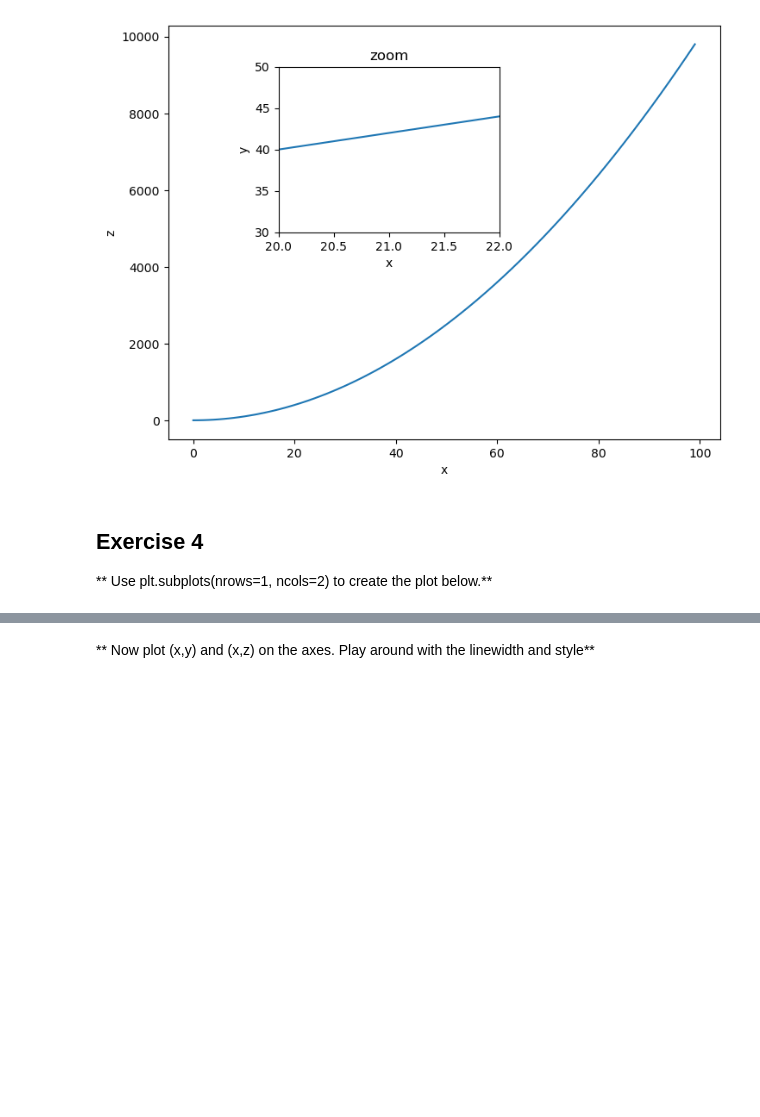
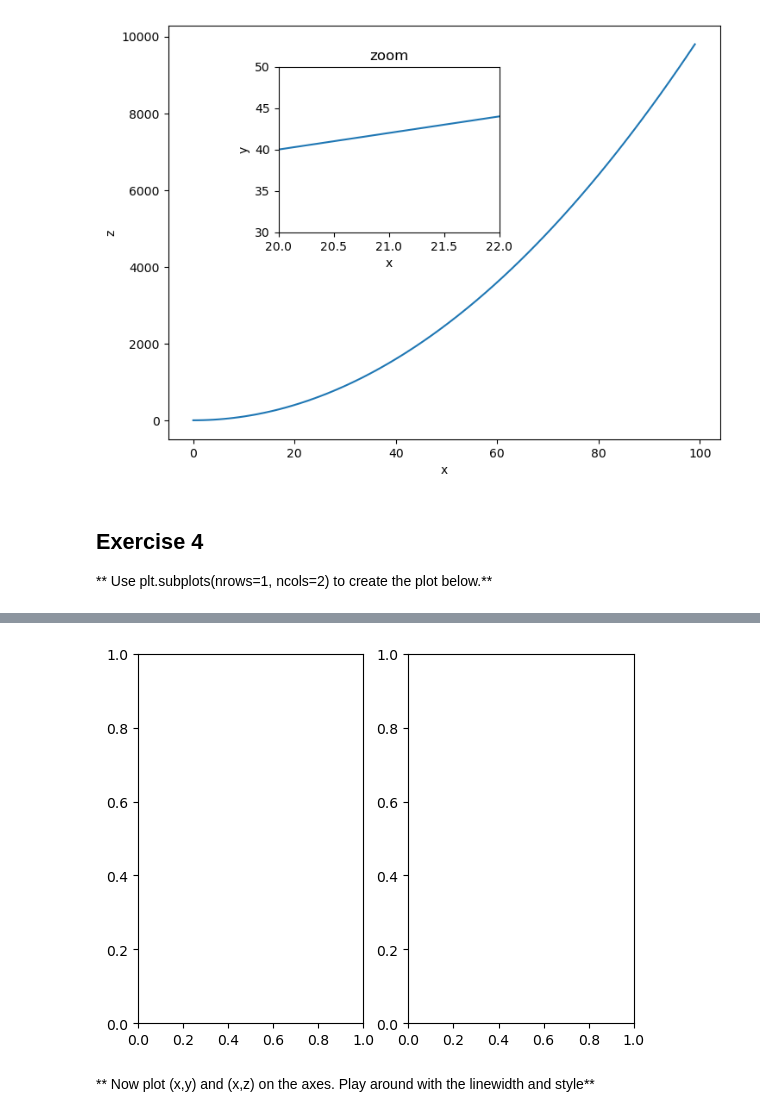
Before and after one commit to JoseArnel/code, a Jupyter notebook: DataScience&MachineLearning/05-Data-Visualization-with-Matplotlib/02-Matplotlib Exercises.ipynb, the cells around one changed output, grey strips where cells are left out. Cells and saved outputs as stored; diff of their text form; code cells hidden in the pictures; blank space fills up the shorter version.

```diff
--- a/DataScience&MachineLearning/05-Data-Visualization-with-Matplotlib/02-Matplotlib Exercises.ipynb
+++ b/DataScience&MachineLearning/05-Data-Visualization-with-Matplotlib/02-Matplotlib Exercises.ipynb
@@ -111,2 +108,6 @@ fig
+# %%
+fig, axes = plt.subplots(nrows=1, ncols=2)
+# %% [output]
+[figure, added]
 # %% [markdown]
 ** Now plot (x,y) and (x,z) on the axes. Play around with the linewidth and style**
```
Also changed, not shown: parts of 6 cells of this notebook.
